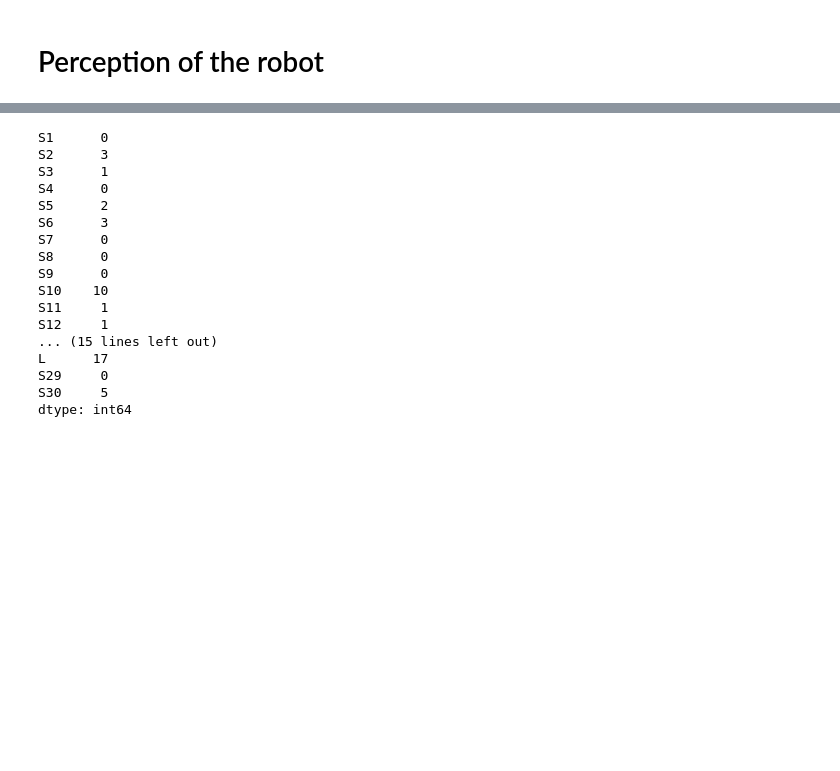
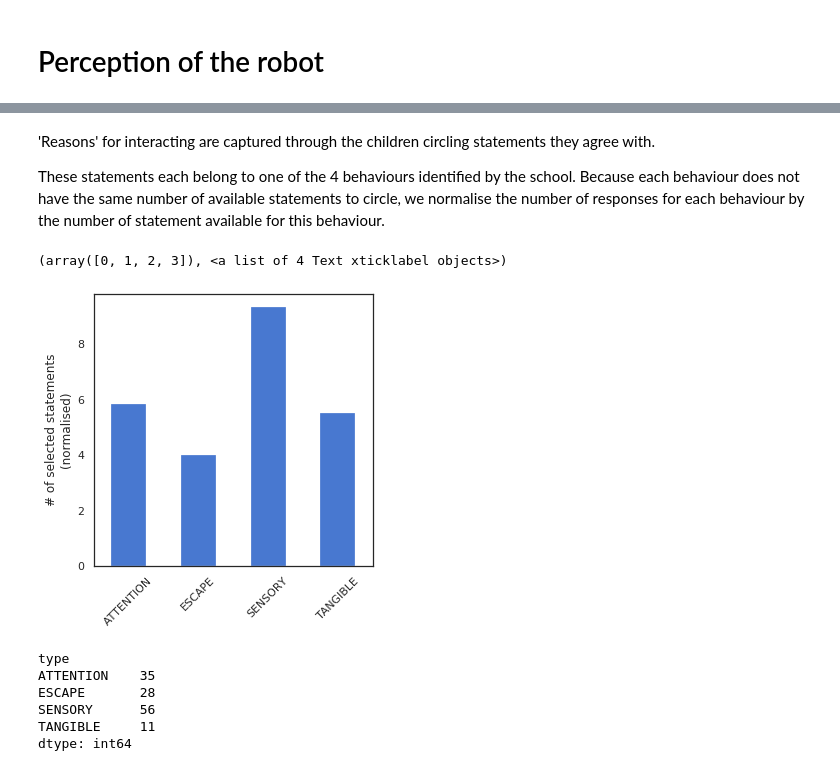
Before and after one commit to severin-lemaignan/robots4sen-data-analysis, a Jupyter notebook: children-questionnaires.ipynb, the cells around one changed output, grey strips where cells are left out. Drawn from its saved outputs; the diff is of its cells as text; code cells hidden in the pictures; blank space fills up the shorter version.

```diff
--- a/children-questionnaires.ipynb
+++ b/children-questionnaires.ipynb
@@ -80,21 +97,27 @@ for idx, row in df.T.iterrows():
+# %% [markdown]
+'Reasons' for interacting are captured through the children circling statements they agree with.
+
+These statements each belong to one of the 4 behaviours identified by the school. Because each behaviour does not have the same number of available statements to circle, we normalise the number of responses for each behaviour by the number of statement available for this behaviour.
+# %%
+normalised_reasons = df_reasons.groupby("type").count().T.sum()/df_reasons["type"].value_counts()
+
+
+fig, ax = plt.subplots(1,1, figsize=(5,5))
+
+with plt.style.context(PLT_STYLE):
+    normalised_reasons.plot.bar()
+
+ax.set_ylabel("# of selected statements\n(normalised)")
+plt.xticks(rotation=45)
+# %% [output]
+(array([0, 1, 2, 3]), <a list of 4 Text xticklabel objects>)
+[figure, added]
 # %%
-
-df_reasons.groupby("type").count().sum()
+df_reasons.groupby("type").count().T.sum()
 # %% [output]
-S1      0
-S2      3
-S3      1
-S4      0
-S5      2
-S6      3
-S7      0
-S8      0
-S9      0
-S10    10
-S11     1
-S12     1
-... (15 lines left out)
-L      17
-S29     0
-S30     5
+type
+ATTENTION    35
+ESCAPE       28
+SENSORY      56
+TANGIBLE     11
 dtype: int64
```
Also changed, not shown: parts of 6 cells of this notebook.
